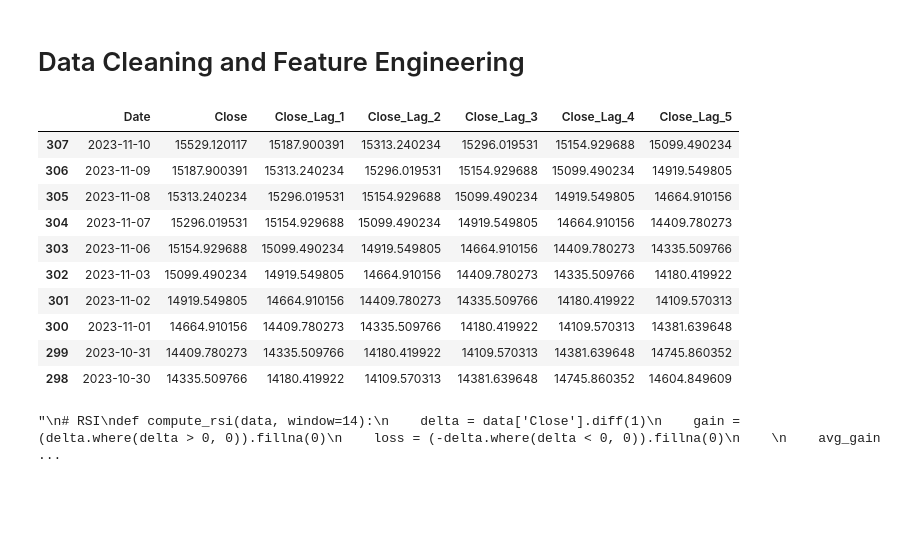
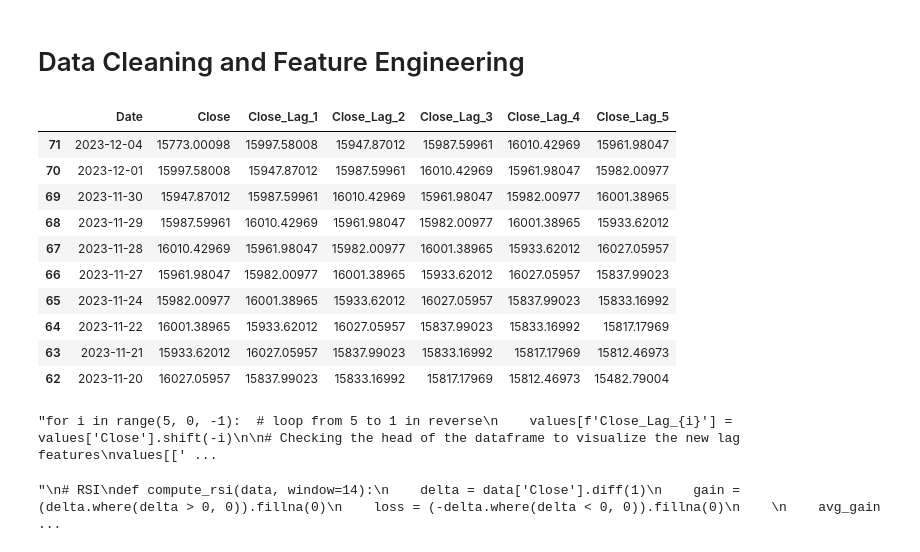
Before and after one commit to Zubz21/Kalshi_Predictor, a Jupyter notebook: code/01_Data_Cleaning_And_EDA_ And Preliminary_Models.ipynb, the cells around one changed output. Drawn from its saved outputs; the diff is of its cells as text; code cells hidden in the pictures; blank space fills up the shorter version.

```diff
--- a/code/01_Data_Cleaning_And_EDA_ And Preliminary_Models.ipynb
+++ b/code/01_Data_Cleaning_And_EDA_ And Preliminary_Models.ipynb
@@ -127,25 +129,6 @@ def price_bracket(close_val):
     return int(close_val // bracket_size) * bracket_size
 
 values['Close_Bracket'] = values['Close'].apply(price_bracket)
-# %%
-# Creating 5 lagged features for the Close price
-for i in range(5, 0, -1):  # loop from 5 to 1 in reverse
-    values[f'Close_Lag_{i}'] = values['Close'].shift(-i)
-
-# Checking the head of the dataframe to visualize the new lag features
-values[['Date', 'Close', 'Close_Lag_1', 'Close_Lag_2', 'Close_Lag_3', 'Close_Lag_4', 'Close_Lag_5']].head(10)
-# %% [output]
-|  | Date | Close | Close_Lag_1 | Close_Lag_2 | Close_Lag_3 | Close_Lag_4 | Close_Lag_5 |
-| 307 | 2023-11-10 | 15529.120117 | 15187.900391 | 15313.240234 | 15296.019531 | 15154.929688 | 15099.490234 |
-| 306 | 2023-11-09 | 15187.900391 | 15313.240234 | 15296.019531 | 15154.929688 | 15099.490234 | 14919.549805 |
-| 305 | 2023-11-08 | 15313.240234 | 15296.019531 | 15154.929688 | 15099.490234 | 14919.549805 | 14664.910156 |
-| 304 | 2023-11-07 | 15296.019531 | 15154.929688 | 15099.490234 | 14919.549805 | 14664.910156 | 14409.780273 |
-| 303 | 2023-11-06 | 15154.929688 | 15099.490234 | 14919.549805 | 14664.910156 | 14409.780273 | 14335.509766 |
-| 302 | 2023-11-03 | 15099.490234 | 14919.549805 | 14664.910156 | 14409.780273 | 14335.509766 | 14180.419922 |
-| 301 | 2023-11-02 | 14919.549805 | 14664.910156 | 14409.780273 | 14335.509766 | 14180.419922 | 14109.570313 |
-| 300 | 2023-11-01 | 14664.910156 | 14409.780273 | 14335.509766 | 14180.419922 | 14109.570313 | 14381.639648 |
-| 299 | 2023-10-31 | 14409.780273 | 14335.509766 | 14180.419922 | 14109.570313 | 14381.639648 | 14745.860352 |
-| 298 | 2023-10-30 | 14335.509766 | 14180.419922 | 14109.570313 | 14381.639648 | 14745.860352 | 14604.849609 |
 # %%
 # MACD
 def compute_macd(data, short_window=12, long_window=26, signal_window=9):
@@ -161,6 +144,36 @@ def compute_macd(data, short_window=12, long_window=26, signal_window=9):
 
     return data
 values = compute_macd(values)
+# %%
+# Creating 5 lagged features for the Close price
+values = values.sort_values("Date", ascending=False)
+
+for i in range(1, 6):  # loop from 5 to 1 in reverse
+    values[f'Close_Lag_{i}'] = values['Close'].shift(-i)
+
+# Checking the head of the dataframe to visualize the new lag features
+values[['Date', 'Close', 'Close_Lag_1', 'Close_Lag_2', 'Close_Lag_3', 'Close_Lag_4', 'Close_Lag_5']].head(10)
+# %% [output]
+|  | Date | Close | Close_Lag_1 | Close_Lag_2 | Close_Lag_3 | Close_Lag_4 | Close_Lag_5 |
+| 71 | 2023-12-04 | 15773.00098 | 15997.58008 | 15947.87012 | 15987.59961 | 16010.42969 | 15961.98047 |
+| 70 | 2023-12-01 | 15997.58008 | 15947.87012 | 15987.59961 | 16010.42969 | 15961.98047 | 15982.00977 |
+| 69 | 2023-11-30 | 15947.87012 | 15987.59961 | 16010.42969 | 15961.98047 | 15982.00977 | 16001.38965 |
+| 68 | 2023-11-29 | 15987.59961 | 16010.42969 | 15961.98047 | 15982.00977 | 16001.38965 | 15933.62012 |
+| 67 | 2023-11-28 | 16010.42969 | 15961.98047 | 15982.00977 | 16001.38965 | 15933.62012 | 16027.05957 |
+| 66 | 2023-11-27 | 15961.98047 | 15982.00977 | 16001.38965 | 15933.62012 | 16027.05957 | 15837.99023 |
+| 65 | 2023-11-24 | 15982.00977 | 16001.38965 | 15933.62012 | 16027.05957 | 15837.99023 | 15833.16992 |
+| 64 | 2023-11-22 | 16001.38965 | 15933.62012 | 16027.05957 | 15837.99023 | 15833.16992 | 15817.17969 |
+| 63 | 2023-11-21 | 15933.62012 | 16027.05957 | 15837.99023 | 15833.16992 | 15817.17969 | 15812.46973 |
+| 62 | 2023-11-20 | 16027.05957 | 15837.99023 | 15833.16992 | 15817.17969 | 15812.46973 | 15482.79004 |
+# %%
+# Creating 5 lagged features for the Close price
+"""for i in range(5, 0, -1):  # loop from 5 to 1 in reverse
+    values[f'Close_Lag_{i}'] = values['Close'].shift(-i)
+
+# Checking the head of the dataframe to visualize the new lag features
+values[['Date', 'Close', 'Close_Lag_1', 'Close_Lag_2', 'Close_Lag_3', 'Close_Lag_4', 'Close_Lag_5']].head(10)"""
+# %% [output]
+"for i in range(5, 0, -1):  # loop from 5 to 1 in reverse\n    values[f'Close_Lag_{i}'] = values['Close'].shift(-i)\n\n# Checking the head of the dataframe to visualize the new lag features\nvalues[[' ...
 # %%
 """
 # RSI
```
Also changed, not shown: parts of 8 cells of this notebook, 7 other files.
